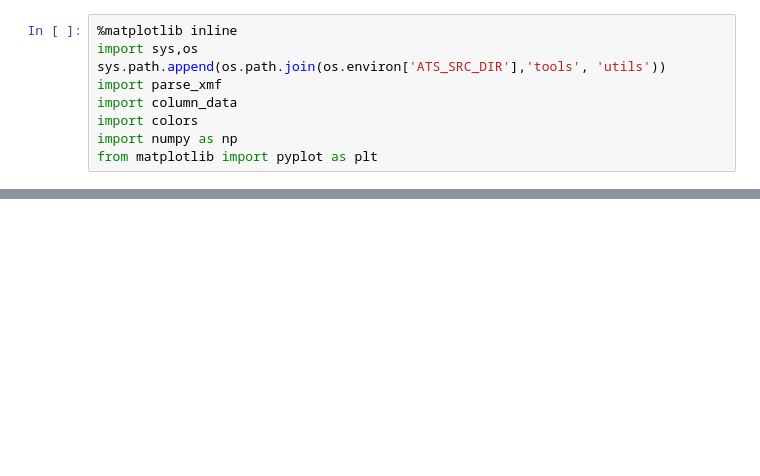
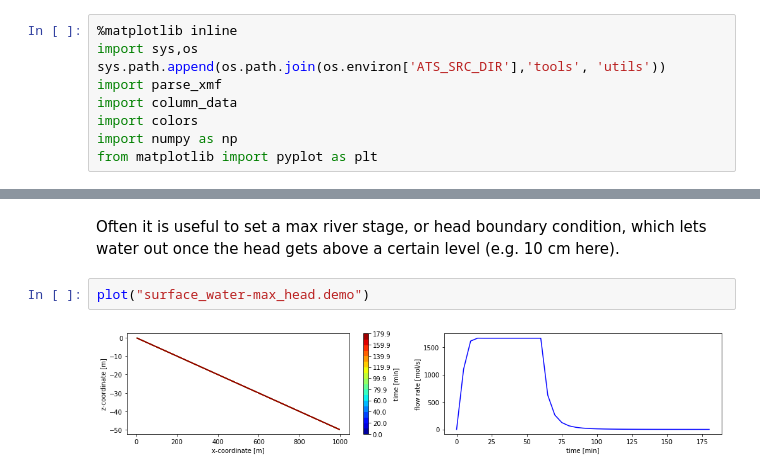
Before and after one commit to amanzi/ats-demos, a Jupyter notebook: 03_surface_water/surface_water.ipynb, the cells around one changed output, grey strips where cells are left out. Cells and saved outputs as stored; diff of their text form; blank space fills up the shorter version.

```diff
--- a/03_surface_water/surface_water.ipynb
+++ b/03_surface_water/surface_water.ipynb
@@ -60,0 +55,6 @@ plot(dat)
+# %% [markdown]
+Often it is useful to set a max river stage, or head boundary condition, which lets water out once the head gets above a certain level (e.g. 10 cm here).
+# %%
+plot("surface_water-max_head.demo")
+# %% [output]
+[figure, added]
```
Also changed, not shown: parts of 11 cells of this notebook, 13 other files.
